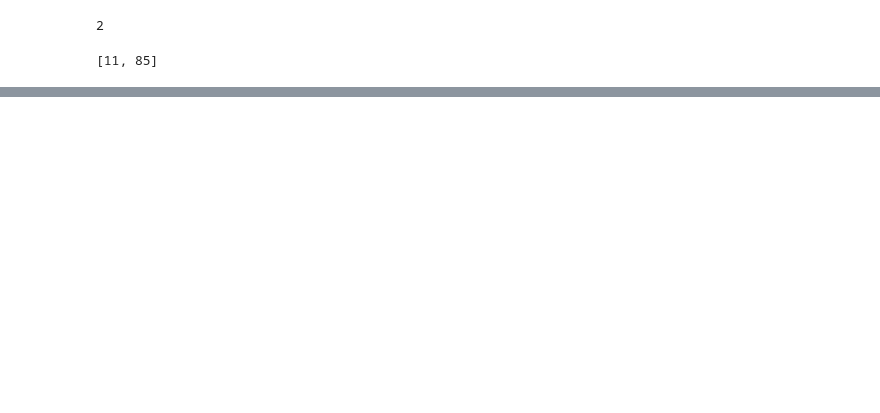
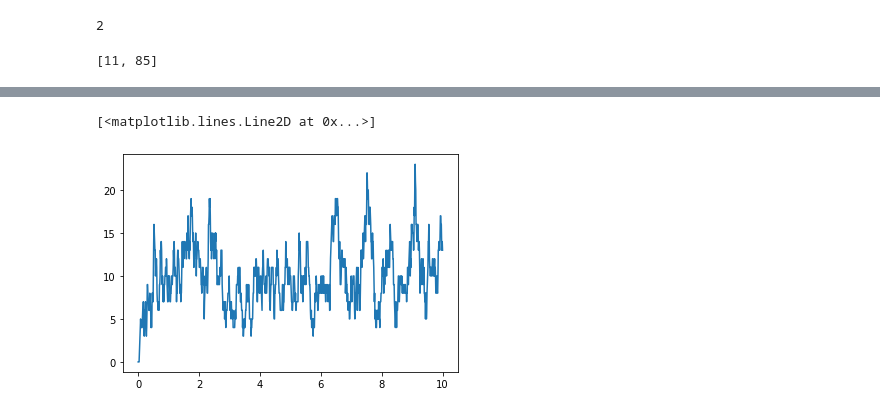
Before and after one commit to SergioPachonDotor/LacI_model, a Jupyter notebook: .code_lab/lab_3_gillespie.ipynb, the cells around one changed output, grey strips where cells are left out. Saved outputs shown, nothing was run; the diff lists cells and outputs as text; code cells hidden in the pictures; blank space fills up the shorter version.

```diff
--- a/.code_lab/lab_3_gillespie.ipynb
+++ b/.code_lab/lab_3_gillespie.ipynb
@@ -358,0 +390,10 @@ print()
+# %%
+import pandas as pd
+import matplotlib.pyplot as plt
+
+df = pd.read_csv('birth_death.csv', delimiter='|')
+# %%
+plt.plot(df.time, df.protein)
+# %% [output]
+[<matplotlib.lines.Line2D at 0x...>]
+[figure, added]
```
Also changed, not shown: parts of 12 cells of this notebook, 10 other files.
